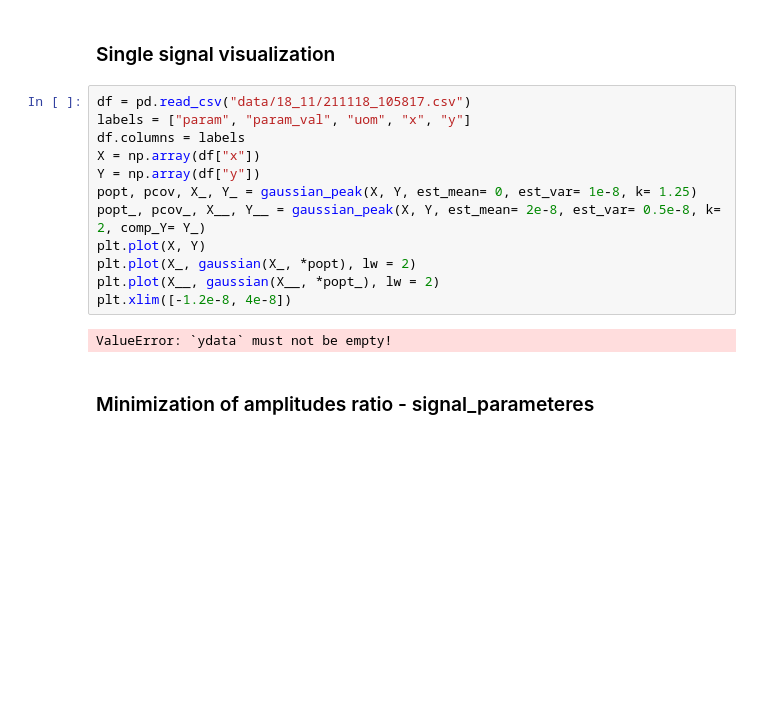
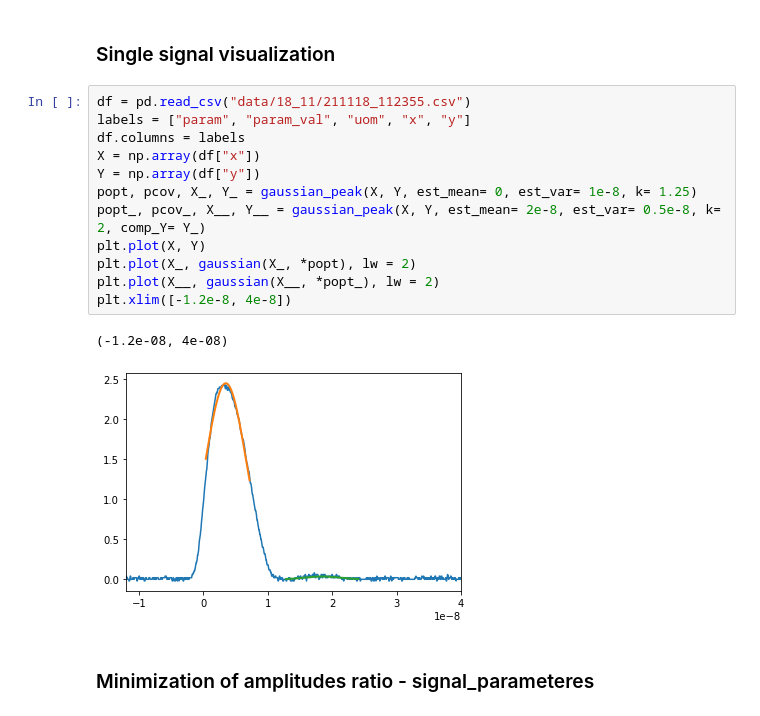
Before and after one commit to GiacomoFrn/IFN_Internship, a Jupyter notebook: waveAnalyzer.ipynb, the cells around one changed output. Drawn from its saved outputs; the diff is of its cells as text; blank space fills up the shorter version.

```diff
--- a/waveAnalyzer.ipynb
+++ b/waveAnalyzer.ipynb
@@ -6,19 +6,20 @@ from modules.funct import gaussian, gaussian_peak
 # %% [markdown]
 ### Single signal visualization
 # %%
-df = pd.read_csv("data/18_11/211118_105817.csv")
+df = pd.read_csv("data/18_11/211118_112355.csv")
 labels = ["param", "param_val", "uom", "x", "y"]
 df.columns = labels
 X = np.array(df["x"])
 Y = np.array(df["y"])
 popt, pcov, X_, Y_ = gaussian_peak(X, Y, est_mean= 0, est_var= 1e-8, k= 1.25)
 popt_, pcov_, X__, Y__ = gaussian_peak(X, Y, est_mean= 2e-8, est_var= 0.5e-8, k= 2, comp_Y= Y_)
 plt.plot(X, Y)
 plt.plot(X_, gaussian(X_, *popt), lw = 2)
 plt.plot(X__, gaussian(X__, *popt_), lw = 2)
 plt.xlim([-1.2e-8, 4e-8])
 # %% [output]
-ValueError: `ydata` must not be empty!
+(-1.2e-08, 4e-08)
+[figure, added]
 # %% [markdown]
 ### Minimization of amplitudes ratio - signal_parameteres
 # %%
```
Also changed, not shown: parts of 7 cells of this notebook.
